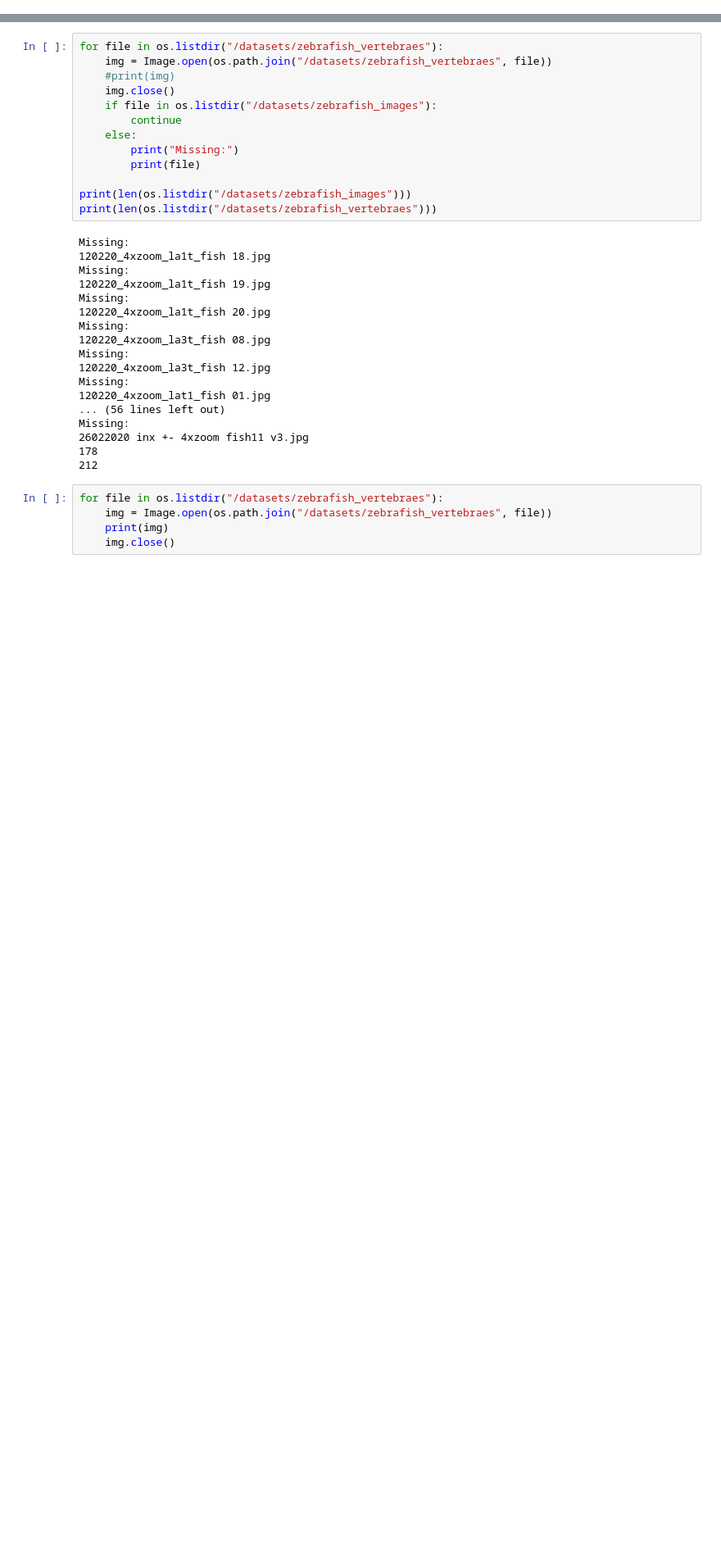
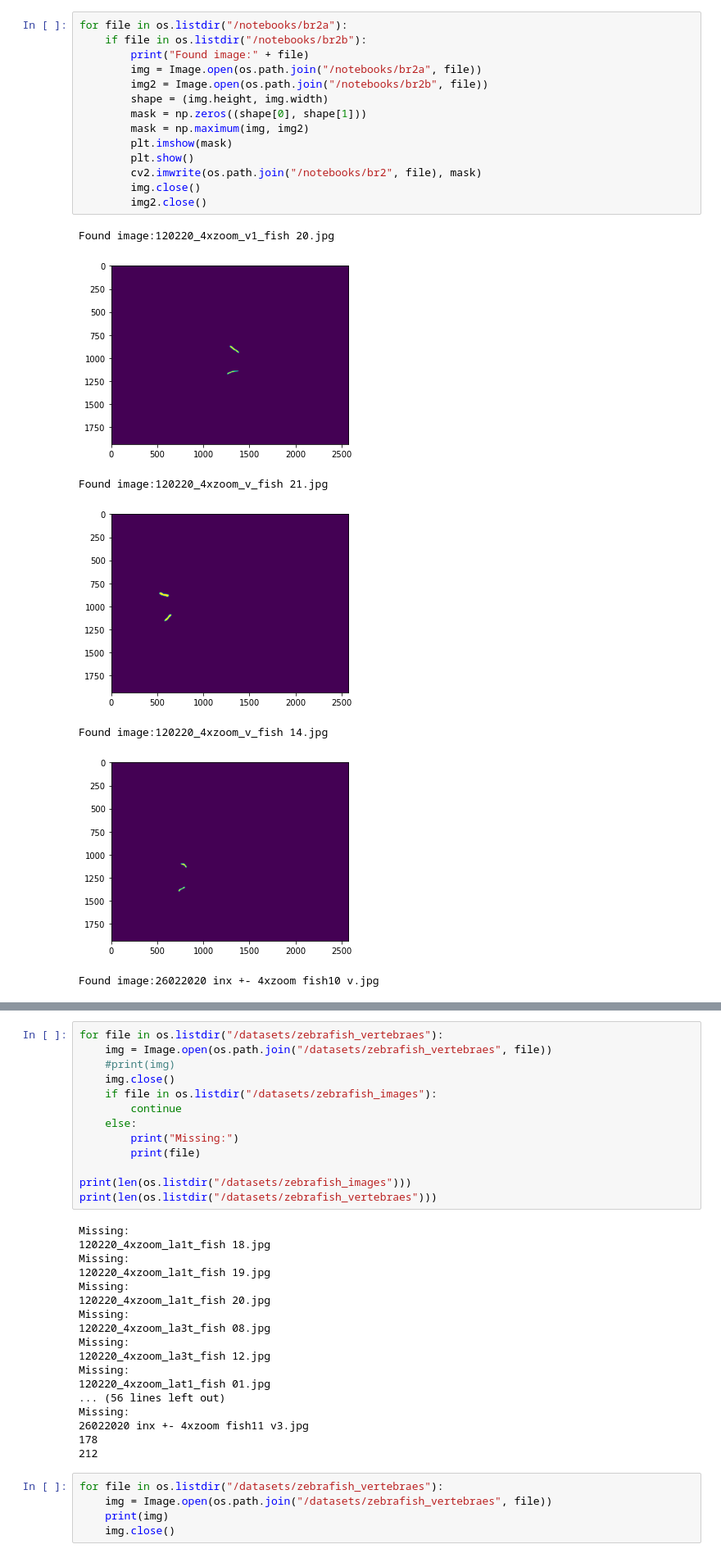
Before and after one commit to BellefroidSarah/thesis, a Jupyter notebook: Untitled.ipynb, the cells around one changed output, grey strips where cells are left out. Shown: that part at 82% size. Cells and saved outputs as stored; diff of their text form; blank space fills up the shorter version.

```diff
--- a/Untitled.ipynb
+++ b/Untitled.ipynb
@@ -3,0 +7,22 @@ from PIL import Image
+# %%
+for file in os.listdir("/notebooks/br2a"):
+    if file in os.listdir("/notebooks/br2b"):
+        print("Found image:" + file)
+        img = Image.open(os.path.join("/notebooks/br2a", file))
+        img2 = Image.open(os.path.join("/notebooks/br2b", file))
+        shape = (img.height, img.width)
+        mask = np.zeros((shape[0], shape[1]))
+        mask = np.maximum(img, img2)
+        plt.imshow(mask)
+        plt.show()
+        cv2.imwrite(os.path.join("/notebooks/br2", file), mask)
+        img.close()
+        img2.close()
+# %% [output]
+Found image:120220_4xzoom_v1_fish 20.jpg
+[figure, added]
+Found image:120220_4xzoom_v_fish 21.jpg
+[figure, added]
+Found image:120220_4xzoom_v_fish 14.jpg
+[figure, added]
+Found image:26022020 inx +- 4xzoom fish10 v.jpg
```
Also changed, not shown: parts of 2 cells of this notebook, 1 other file.
